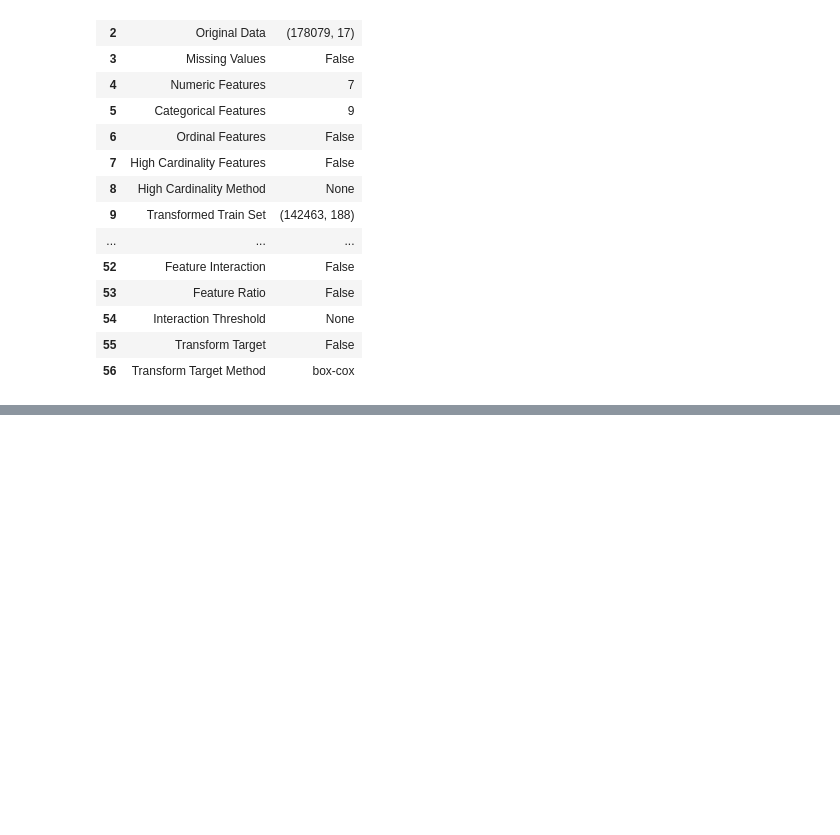
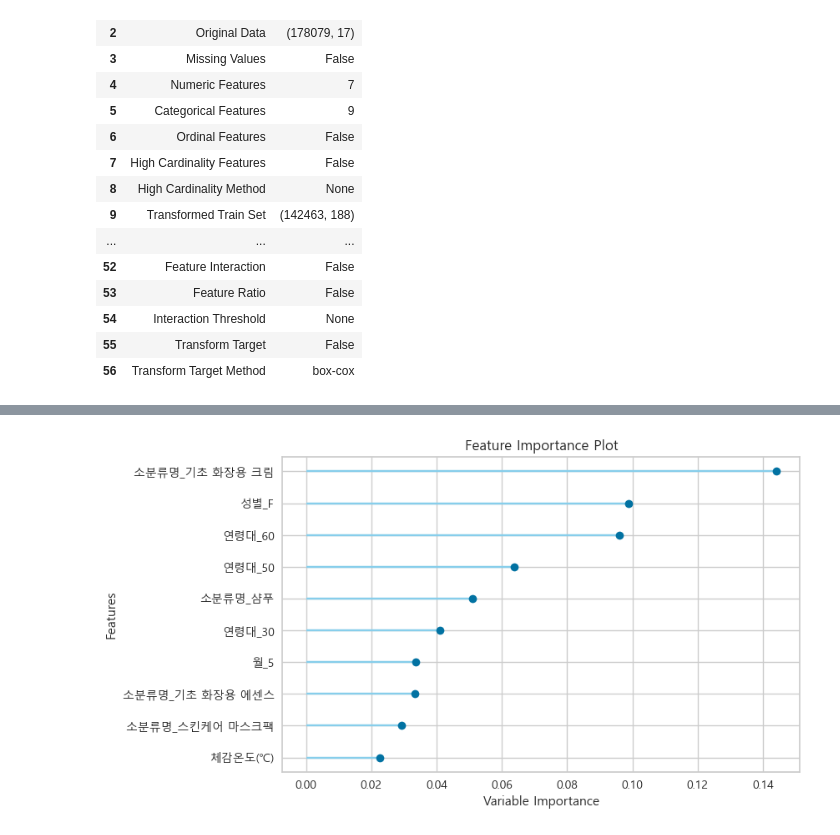
Before and after one commit to CSJ516/Weather_Bigdata_contest, a Jupyter notebook: 03.AutoML을 활용한 모델링.ipynb, the cells around one changed output, grey strips where cells are left out. Cells and saved outputs as stored; diff of their text form; code cells hidden in the pictures; blank space fills up the shorter version.

```diff
--- a/03.AutoML을 활용한 모델링.ipynb
+++ b/03.AutoML을 활용한 모델링.ipynb
@@ -180,0 +190,2 @@ IntProgress(value=0, description='Processing: ', max=94)
+# %%
+rf = create_model('rf', fold=3)
@@ -180,0 +201,5 @@ IntProgress(value=0, description='Processing: ', max=94)
+# %%
+plt.rcParams['font.family'] = 'Malgun Gothic'
+plot_model(estimator=rf, plot='feature')
+# %% [output]
+[figure, added]
```
Also changed, not shown: parts of 3 cells of this notebook, 1 other file.
